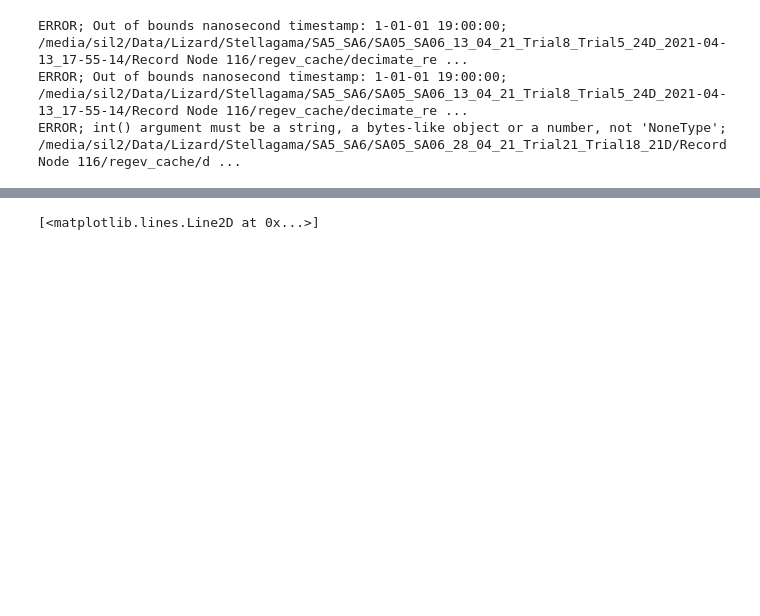
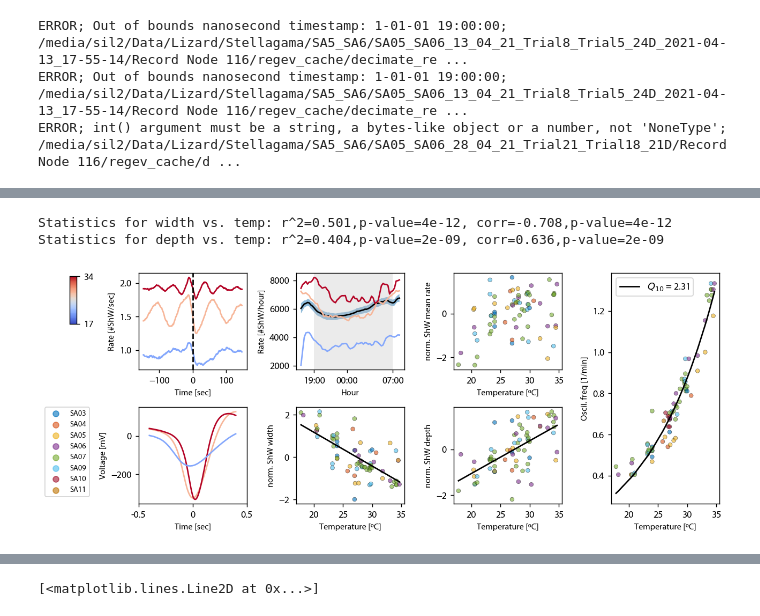
Before and after one commit to regevti/lfp_clustering, a Jupyter notebook: notebooks/sharp_waves.ipynb, the cells around one changed output, grey strips where cells are left out. Cells and saved outputs as stored; diff of their text form; code cells hidden in the pictures; blank space fills up the shorter version.

```diff
--- a/notebooks/sharp_waves.ipynb
+++ b/notebooks/sharp_waves.ipynb
@@ -157,0 +187,8 @@ ERROR; int() argument must be a string, a bytes-like object or a number, not 'No
+# %%
+from plotters.stellagama import StellaPlotter
+
+StellaPlotter().temperature_figure()
+# %% [output]
+Statistics for width vs. temp: r^2=0.501,p-value=4e-12, corr=-0.708,p-value=4e-12
+Statistics for depth vs. temp: r^2=0.404,p-value=2e-09, corr=0.636,p-value=2e-09
+[figure, added]
```
Also changed, not shown: parts of 26 cells of this notebook, 6 other files.
